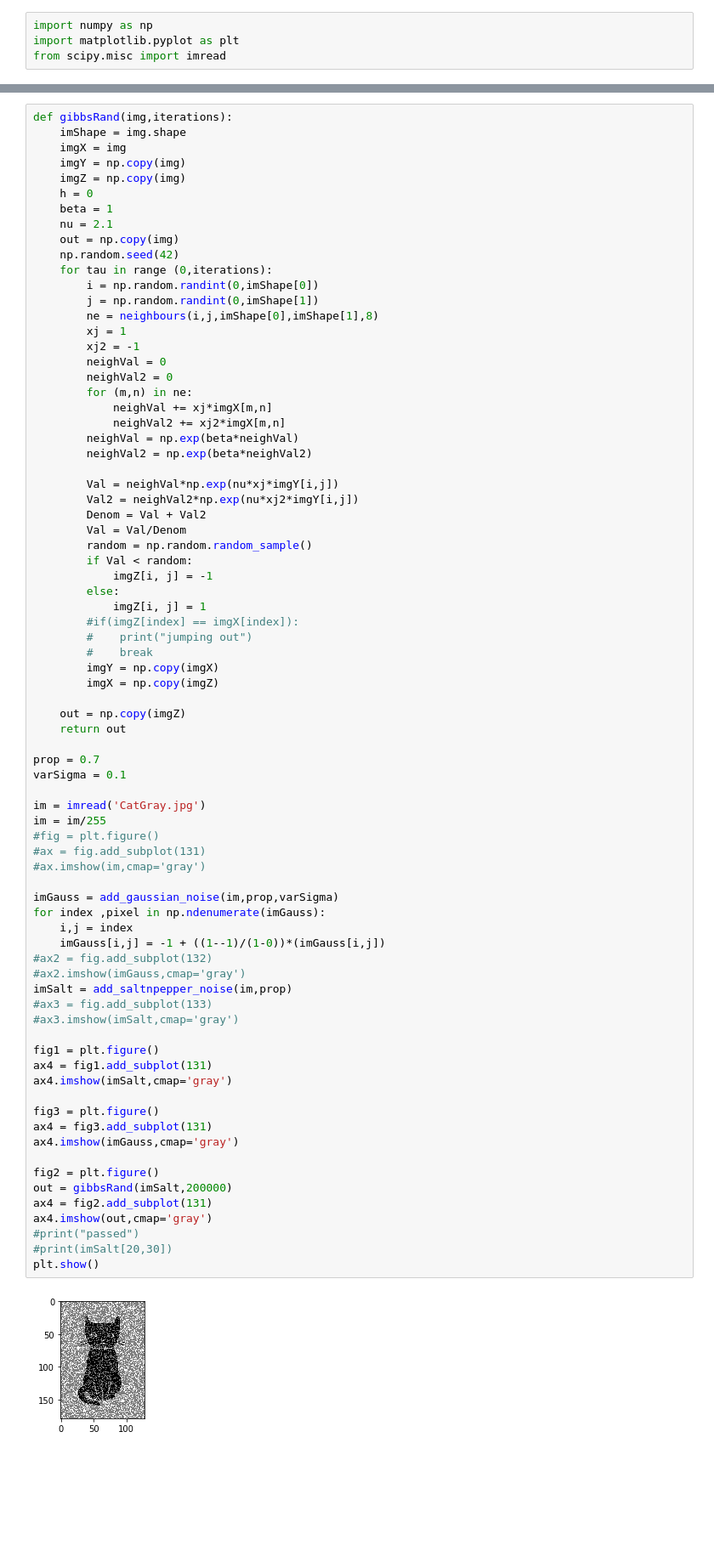
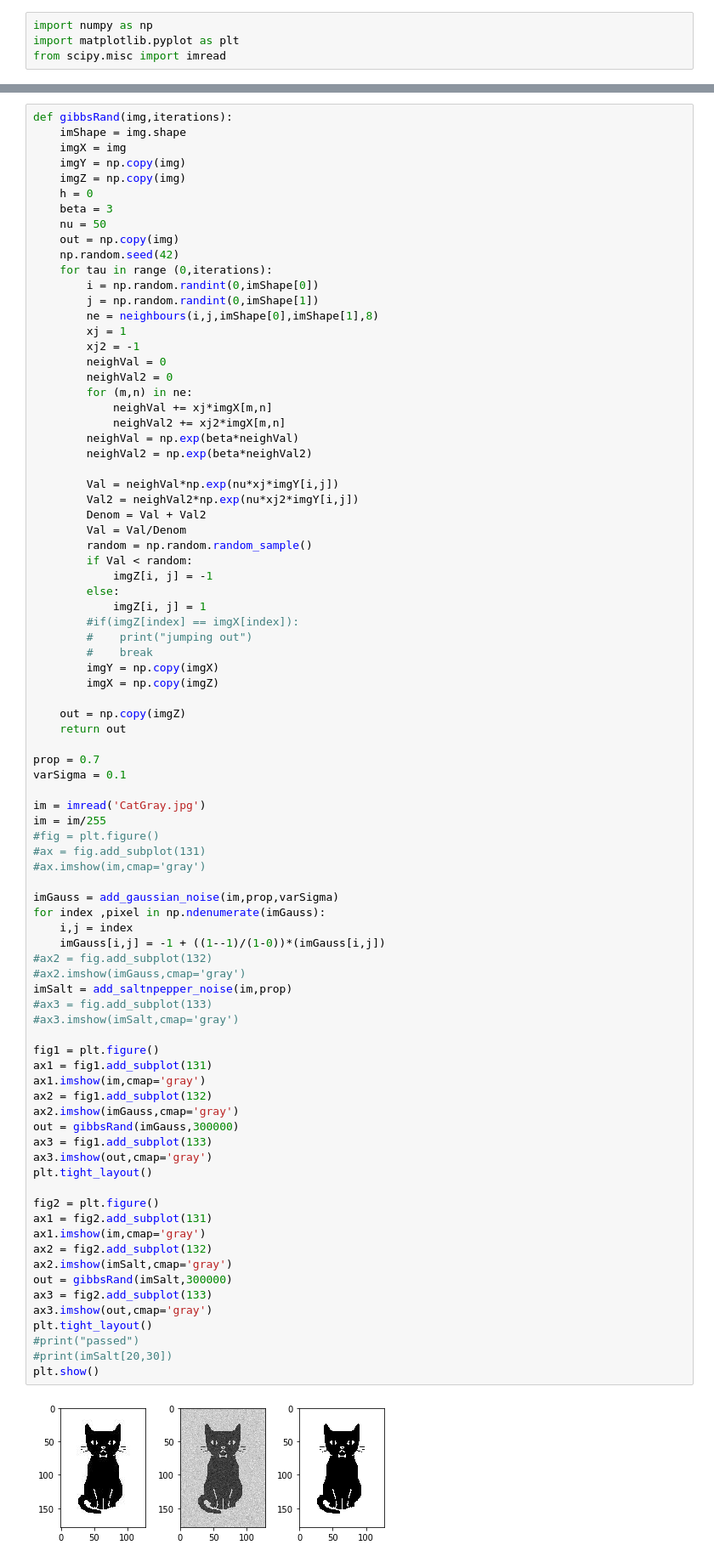
Before and after one commit to Aidan-acad/machineLearningjupNote, a Jupyter notebook: crswk2/Coursework 2 inference.ipynb, the cells around one changed output, grey strips where cells are left out. Shown: that part at 85% size. Drawn from its saved outputs; the diff is of its cells as text; blank space fills up the shorter version.

```diff
--- a/crswk2/Coursework 2 inference.ipynb
+++ b/crswk2/Coursework 2 inference.ipynb
@@ -275,8 +289,8 @@ def gibbsRand(img,iterations):
     imgY = np.copy(img)
     imgZ = np.copy(img)
     h = 0
-    beta = 1
-    nu = 2.1
+    beta = 3
+    nu = 50
     out = np.copy(img)
     np.random.seed(42)
     for tau in range (0,iterations):
@@ -310,40 +324,47 @@ def gibbsRand(img,iterations):
 
     out = np.copy(imgZ)
     return out
 
 prop = 0.7
 varSigma = 0.1
 
 im = imread('CatGray.jpg')
 im = im/255
 #fig = plt.figure()
 #ax = fig.add_subplot(131)
 #ax.imshow(im,cmap='gray')
 
 imGauss = add_gaussian_noise(im,prop,varSigma)
 for index ,pixel in np.ndenumerate(imGauss):
     i,j = index
     imGauss[i,j] = -1 + ((1--1)/(1-0))*(imGauss[i,j])
 #ax2 = fig.add_subplot(132)
 #ax2.imshow(imGauss,cmap='gray')
 imSalt = add_saltnpepper_noise(im,prop)
 #ax3 = fig.add_subplot(133)
 #ax3.imshow(imSalt,cmap='gray')
 
 fig1 = plt.figure()
-ax4 = fig1.add_subplot(131)
-ax4.imshow(imSalt,cmap='gray')
-
-fig3 = plt.figure()
-ax4 = fig3.add_subplot(131)
-ax4.imshow(imGauss,cmap='gray')
+ax1 = fig1.add_subplot(131)
+ax1.imshow(im,cmap='gray')
+ax2 = fig1.add_subplot(132)
+ax2.imshow(imGauss,cmap='gray')
+out = gibbsRand(imGauss,300000)
+ax3 = fig1.add_subplot(133)
+ax3.imshow(out,cmap='gray')
+plt.tight_layout()
 
 fig2 = plt.figure()
-out = gibbsRand(imSalt,200000)
-ax4 = fig2.add_subplot(131)
-ax4.imshow(out,cmap='gray')
+ax1 = fig2.add_subplot(131)
+ax1.imshow(im,cmap='gray')
+ax2 = fig2.add_subplot(132)
+ax2.imshow(imSalt,cmap='gray')
+out = gibbsRand(imSalt,300000)
+ax3 = fig2.add_subplot(133)
+ax3.imshow(out,cmap='gray')
+plt.tight_layout()
 #print("passed")
 #print(imSalt[20,30])
 plt.show()
 # %% [output]
-[figure, old version]
+[figure, new version]
```
Also changed, not shown: parts of 4 cells of this notebook, 8 other files.
